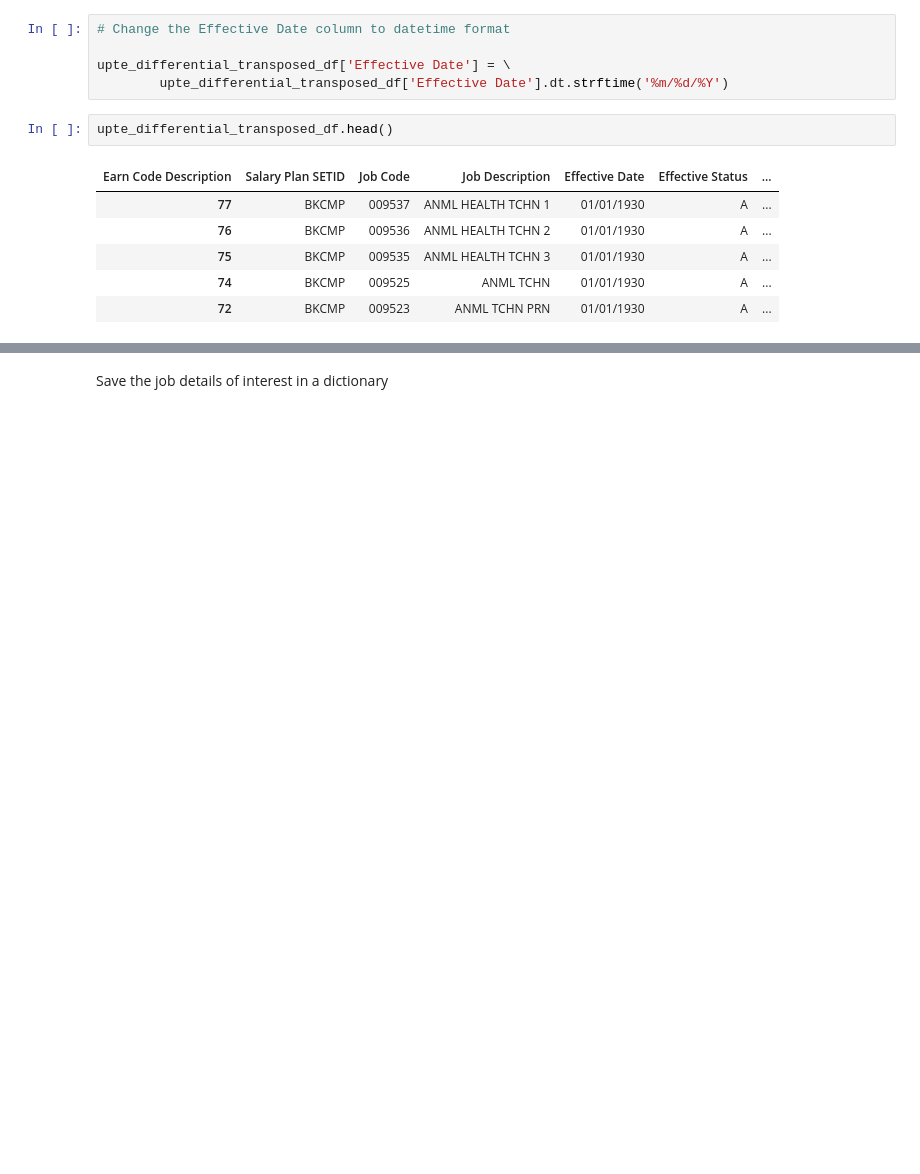
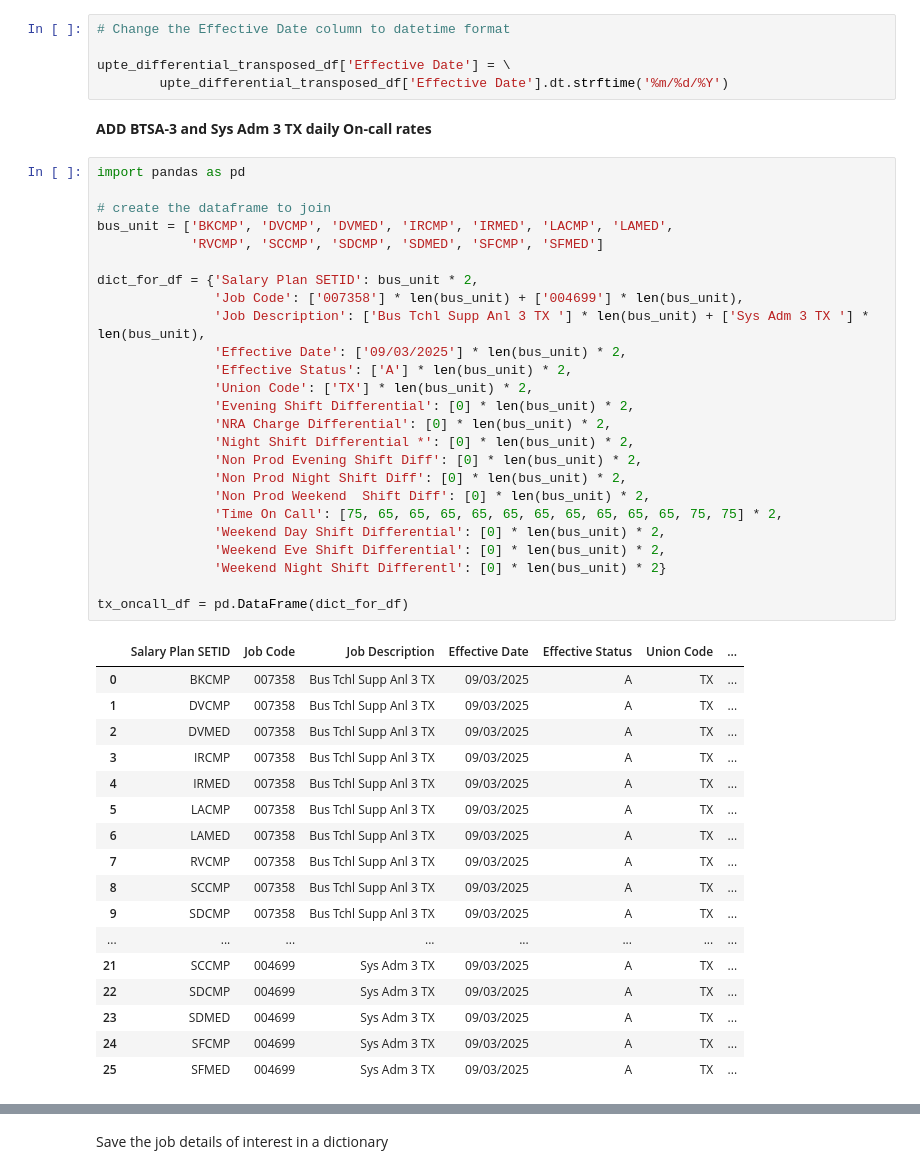
Before and after one commit to tougheye/Data_processing, a Jupyter notebook: UPTE_Payscale_TCS.ipynb, the cells around one changed output, grey strips where cells are left out. Saved outputs shown, nothing was run; the diff lists cells and outputs as text; blank space fills up the shorter version.

```diff
--- a/UPTE_Payscale_TCS.ipynb
+++ b/UPTE_Payscale_TCS.ipynb
@@ -256,12 +256,48 @@ upte_differential_transposed_df = upte_differential_transposed_df.sort_values(by
 
 upte_differential_transposed_df['Effective Date'] = \
         upte_differential_transposed_df['Effective Date'].dt.strftime('%m/%d/%Y')
-# %%
-upte_differential_transposed_df.head()
-# %% [output]
-| Earn Code Description | Salary Plan SETID | Job Code | Job Description | Effective Date | Effective Status | ... |
-| 77 | BKCMP | 009537 | ANML HEALTH TCHN 1 | 01/01/1930 | A | ... |
-| 76 | BKCMP | 009536 | ANML HEALTH TCHN 2 | 01/01/1930 | A | ... |
-| 75 | BKCMP | 009535 | ANML HEALTH TCHN 3 | 01/01/1930 | A | ... |
-| 74 | BKCMP | 009525 | ANML TCHN | 01/01/1930 | A | ... |
-| 72 | BKCMP | 009523 | ANML TCHN PRN | 01/01/1930 | A | ... |
+# %% [markdown]
+**ADD BTSA-3 and Sys Adm 3 TX daily On-call rates**
+# %%
+import pandas as pd
+
+# create the dataframe to join
+bus_unit = ['BKCMP', 'DVCMP', 'DVMED', 'IRCMP', 'IRMED', 'LACMP', 'LAMED',
+            'RVCMP', 'SCCMP', 'SDCMP', 'SDMED', 'SFCMP', 'SFMED']
+
+dict_for_df = {'Salary Plan SETID': bus_unit * 2,
+               'Job Code': ['007358'] * len(bus_unit) + ['004699'] * len(bus_unit),
+               'Job Description': ['Bus Tchl Supp Anl 3 TX '] * len(bus_unit) + ['Sys Adm 3 TX '] * len(bus_unit),
+               'Effective Date': ['09/03/2025'] * len(bus_unit) * 2,
+               'Effective Status': ['A'] * len(bus_unit) * 2,
+               'Union Code': ['TX'] * len(bus_unit) * 2,
+               'Evening Shift Differential': [0] * len(bus_unit) * 2,
+               'NRA Charge Differential': [0] * len(bus_unit) * 2,
+               'Night Shift Differential *': [0] * len(bus_unit) * 2,
+               'Non Prod Evening Shift Diff': [0] * len(bus_unit) * 2,
+               'Non Prod Night Shift Diff': [0] * len(bus_unit) * 2,
+               'Non Prod Weekend  Shift Diff': [0] * len(bus_unit) * 2,
+               'Time On Call': [75, 65, 65, 65, 65, 65, 65, 65, 65, 65, 65, 75, 75] * 2,
+               'Weekend Day Shift Differential': [0] * len(bus_unit) * 2,
+               'Weekend Eve Shift Differential': [0] * len(bus_unit) * 2,
+               'Weekend Night Shift Differentl': [0] * len(bus_unit) * 2}
+
+tx_oncall_df = pd.DataFrame(dict_for_df)
+# %% [output]
+|  | Salary Plan SETID | Job Code | Job Description | Effective Date | Effective Status | Union Code | ... |
+| 0 | BKCMP | 007358 | Bus Tchl Supp Anl 3 TX | 09/03/2025 | A | TX | ... |
+| 1 | DVCMP | 007358 | Bus Tchl Supp Anl 3 TX | 09/03/2025 | A | TX | ... |
+| 2 | DVMED | 007358 | Bus Tchl Supp Anl 3 TX | 09/03/2025 | A | TX | ... |
+| 3 | IRCMP | 007358 | Bus Tchl Supp Anl 3 TX | 09/03/2025 | A | TX | ... |
+| 4 | IRMED | 007358 | Bus Tchl Supp Anl 3 TX | 09/03/2025 | A | TX | ... |
+| 5 | LACMP | 007358 | Bus Tchl Supp Anl 3 TX | 09/03/2025 | A | TX | ... |
+| 6 | LAMED | 007358 | Bus Tchl Supp Anl 3 TX | 09/03/2025 | A | TX | ... |
+| 7 | RVCMP | 007358 | Bus Tchl Supp Anl 3 TX | 09/03/2025 | A | TX | ... |
+| 8 | SCCMP | 007358 | Bus Tchl Supp Anl 3 TX | 09/03/2025 | A | TX | ... |
+| 9 | SDCMP | 007358 | Bus Tchl Supp Anl 3 TX | 09/03/2025 | A | TX | ... |
+| ... | ... | ... | ... | ... | ... | ... | ... |
+| 21 | SCCMP | 004699 | Sys Adm 3 TX | 09/03/2025 | A | TX | ... |
+| 22 | SDCMP | 004699 | Sys Adm 3 TX | 09/03/2025 | A | TX | ... |
+| 23 | SDMED | 004699 | Sys Adm 3 TX | 09/03/2025 | A | TX | ... |
+| 24 | SFCMP | 004699 | Sys Adm 3 TX | 09/03/2025 | A | TX | ... |
+| 25 | SFMED | 004699 | Sys Adm 3 TX | 09/03/2025 | A | TX | ... |
```
Also changed, not shown: parts of 1 cell of this notebook.
